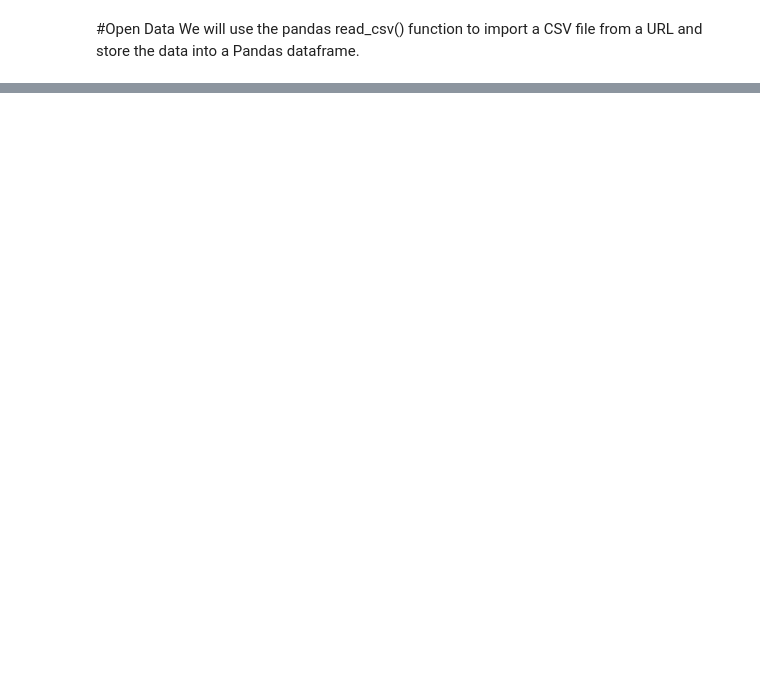
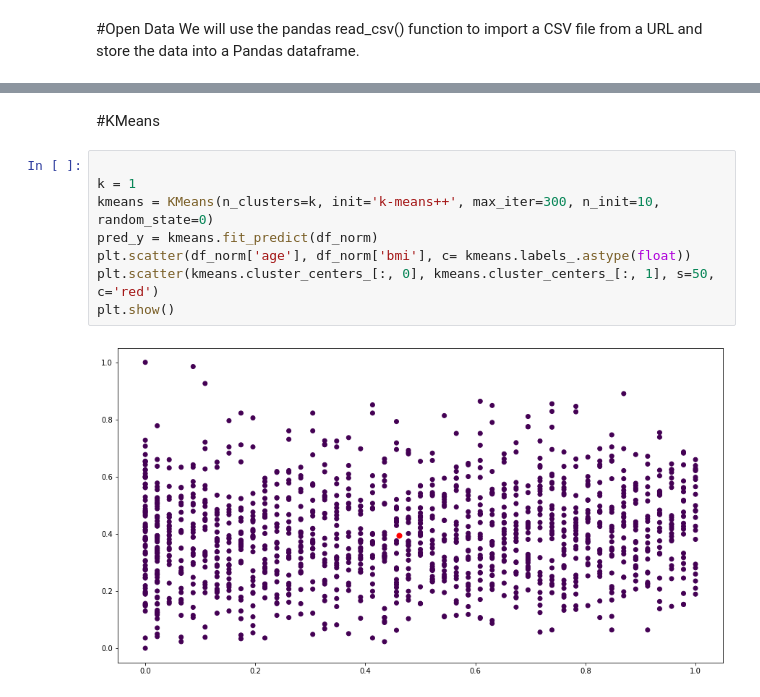
Before and after one commit to uofldmlab/IntroDMLab, a Jupyter notebook: demo_lab_02.ipynb, the cells around one changed output, grey strips where cells are left out. Drawn from its saved outputs; the diff is of its cells as text; blank space fills up the shorter version.

```diff
--- a/demo_lab_02.ipynb
+++ b/demo_lab_02.ipynb
@@ -48,0 +89,12 @@ metrics.mean_squared_error(y_test, y_predicted)
+# %% [markdown]
+#KMeans
+# %%
+
+k = 1
+kmeans = KMeans(n_clusters=k, init='k-means++', max_iter=300, n_init=10, random_state=0)
+pred_y = kmeans.fit_predict(df_norm)
+plt.scatter(df_norm['age'], df_norm['bmi'], c= kmeans.labels_.astype(float))
+plt.scatter(kmeans.cluster_centers_[:, 0], kmeans.cluster_centers_[:, 1], s=50, c='red')
+plt.show()
+# %% [output]
+[figure, added]
```
Also changed, not shown: parts of 24 cells of this notebook.
